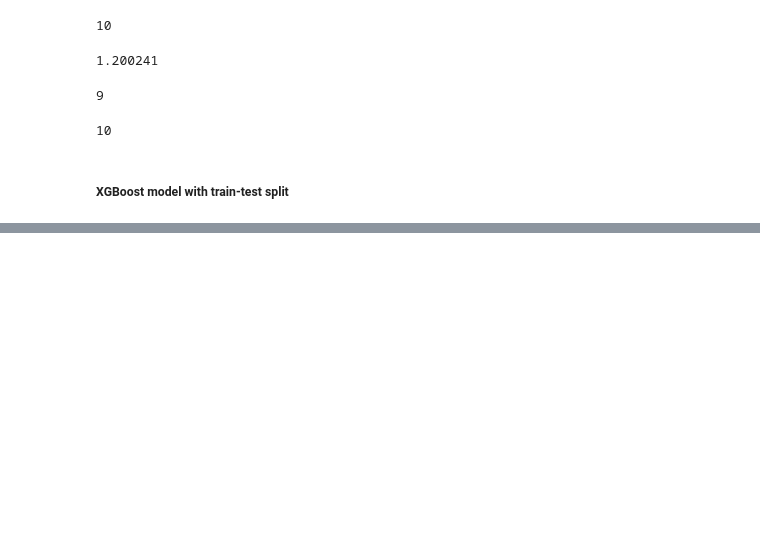
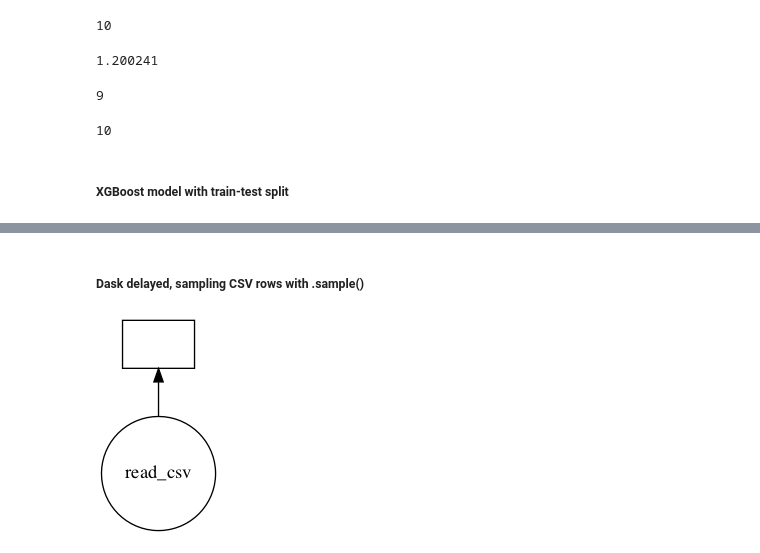
Before and after one commit to sasha-kap/sales-forecasting, a Jupyter notebook: notebooks/dask_xgboost_testing.ipynb, the cells around one changed output, grey strips where cells are left out. Drawn from its saved outputs; the diff is of its cells as text; code cells hidden in the pictures; blank space fills up the shorter version.

Commit message:
Updated dask xgboost notebook

```diff
--- a/notebooks/dask_xgboost_testing.ipynb
+++ b/notebooks/dask_xgboost_testing.ipynb
@@ -97,0 +114,2 @@ print(result2['history'])
+# %% [markdown]
+##### Dask delayed, sampling CSV rows with .sample()
@@ -97,0 +118,10 @@ print(result2['history'])
+# %%
+# load data as part of computation rather than doing it locally
+def read_csv(path, frac=.4):
+    return dd.read_csv(path, parse_dates=['date']).set_index('date').sample(frac=frac, random_state=1)
+
+x = delayed(read_csv)('../data/test/csv*.csv')
+# %%
+x.visualize()
+# %% [output]
+[figure, added]
```
Also changed, not shown: parts of 23 cells of this notebook.
